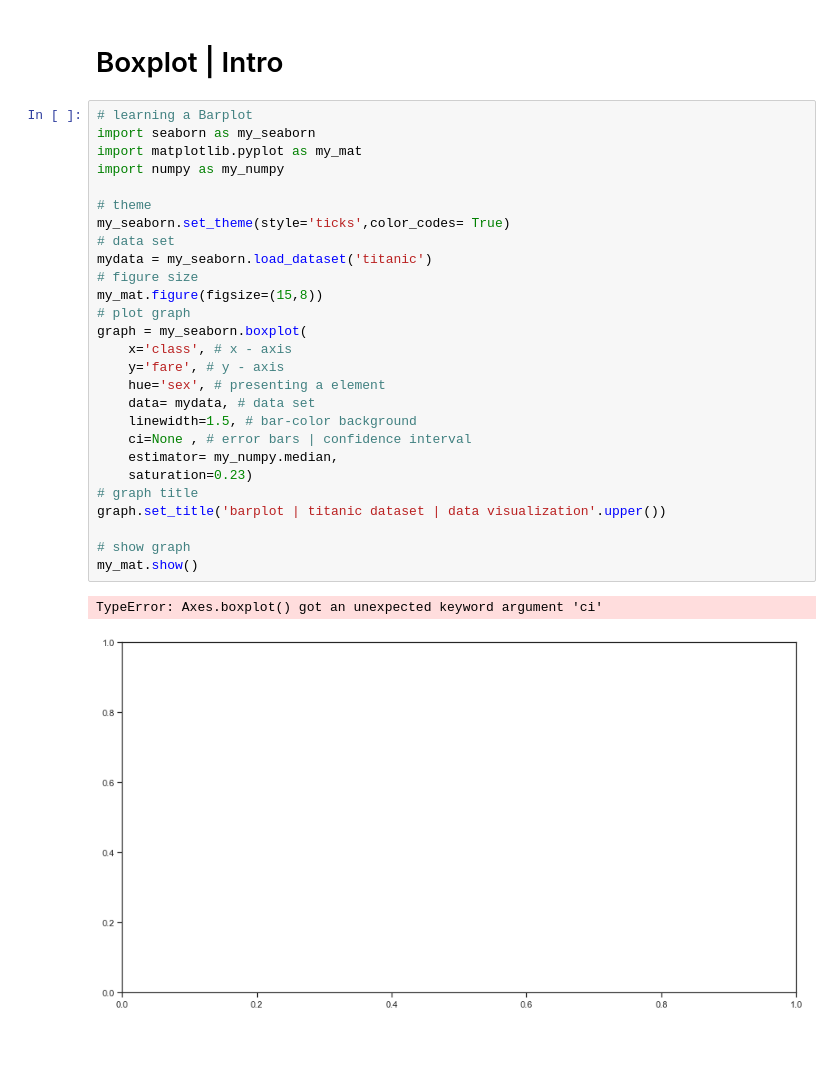
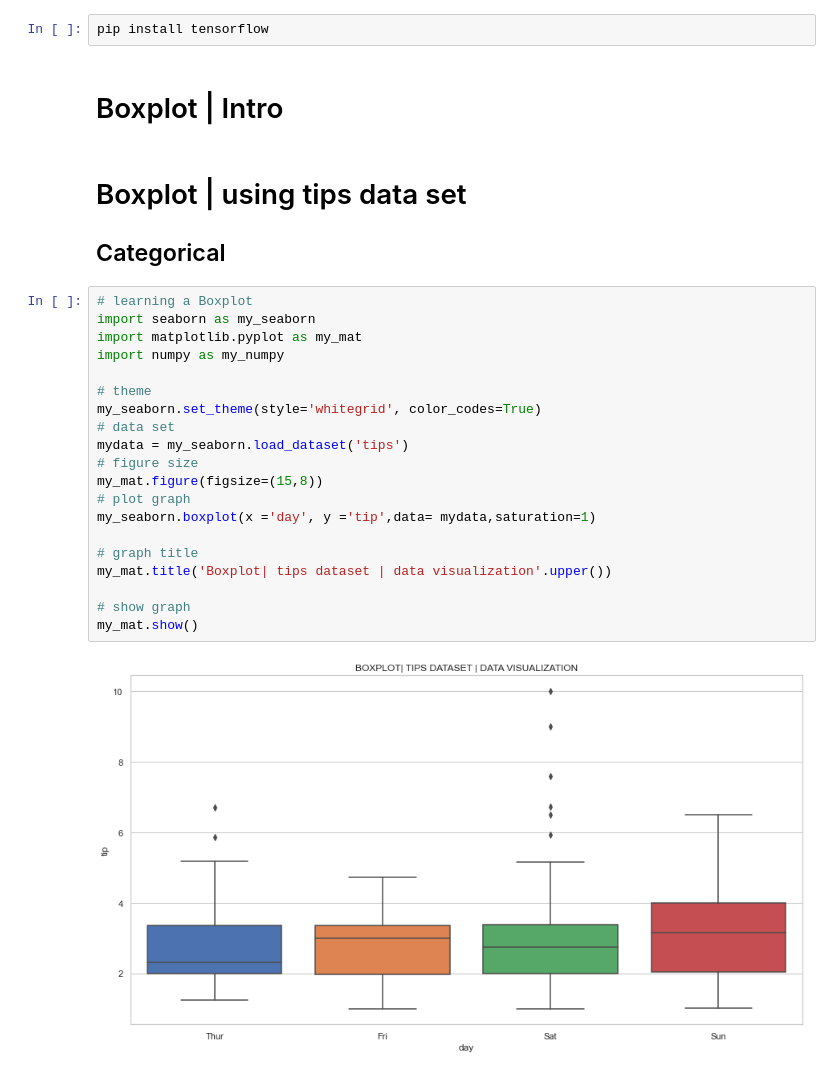
Before and after one commit to waleed-ali-sarwar/Python-for-Data-Science, a Jupyter notebook: notes_jupyter/Data Visualization/Boxplot Data Visualization.ipynb, the cells around one changed output. Cells and saved outputs as stored; diff of their text form; blank space fills up the shorter version.

Commit message:
Plot | Graphs Practice | Data Visualization|

```diff
--- a/notes_jupyter/Data Visualization/Boxplot Data Visualization.ipynb
+++ b/notes_jupyter/Data Visualization/Boxplot Data Visualization.ipynb
@@ -1,32 +1,29 @@
+# %%
+pip install tensorflow
 # %% [markdown]
 # Boxplot | Intro
+# %% [markdown]
+# Boxplot | using tips data set
+## Categorical
 # %%
-# learning a Barplot
+# learning a Boxplot
 import seaborn as my_seaborn
 import matplotlib.pyplot as my_mat
 import numpy as my_numpy
 
 # theme
-my_seaborn.set_theme(style='ticks',color_codes= True)
+my_seaborn.set_theme(style='whitegrid', color_codes=True)
 # data set
-mydata = my_seaborn.load_dataset('titanic')
+mydata = my_seaborn.load_dataset('tips')
 # figure size
 my_mat.figure(figsize=(15,8))
 # plot graph
-graph = my_seaborn.boxplot(
-    x='class', # x - axis
-    y='fare', # y - axis
-    hue='sex', # presenting a element
-    data= mydata, # data set
-    linewidth=1.5, # bar-color background
-    ci=None , # error bars | confidence interval
-    estimator= my_numpy.median,
-    saturation=0.23)
+my_seaborn.boxplot(x ='day', y ='tip',data= mydata,saturation=1)
+
 # graph title
-graph.set_title('barplot | titanic dataset | data visualization'.upper())
+my_mat.title('Boxplot| tips dataset | data visualization'.upper())
 
 # show graph
 my_mat.show()
 # %% [output]
-TypeError: Axes.boxplot() got an unexpected keyword argument 'ci'
-[figure, old version]
+[figure, new version]
```
Also changed, not shown: parts of 10 cells of this notebook, 14 other files.
